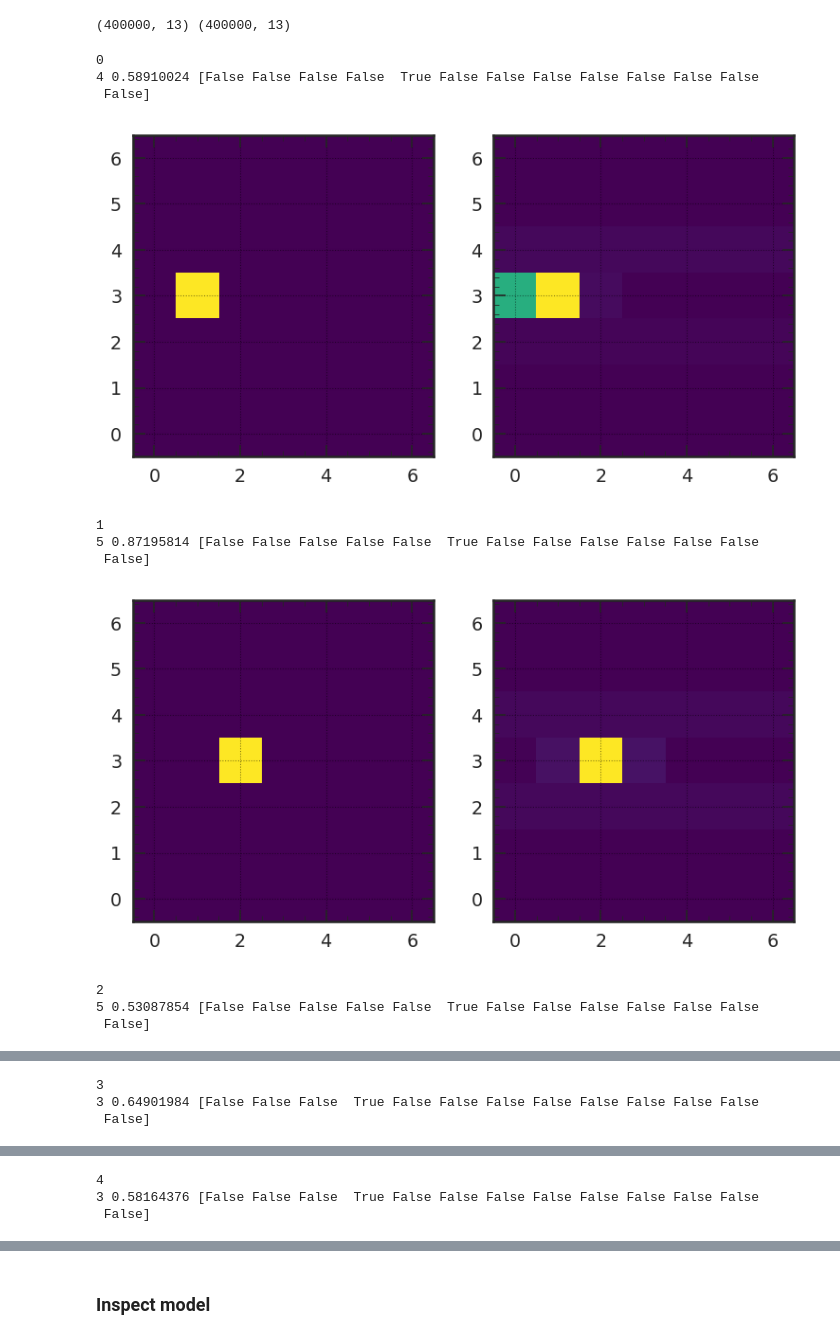
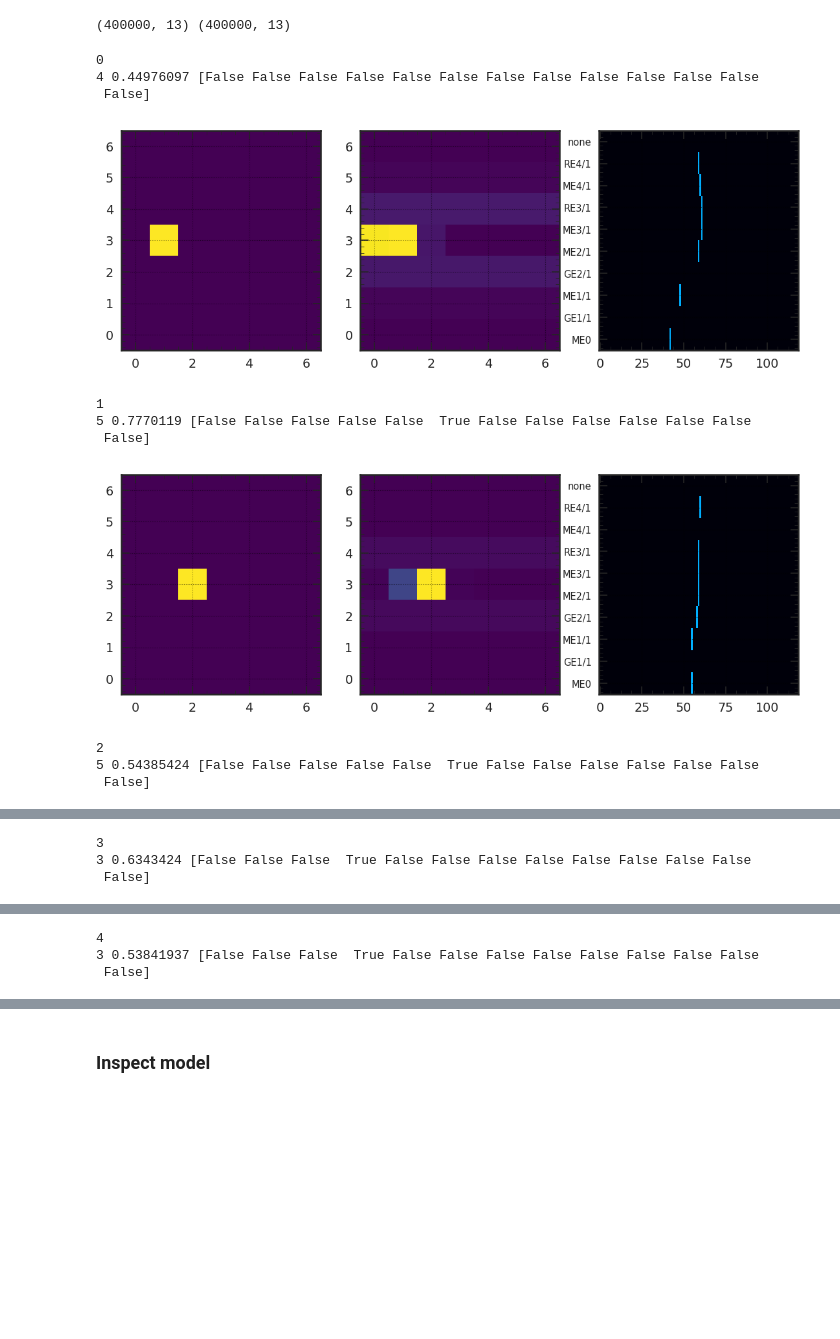
Before and after one commit to srosenzweig09/L1TMuonSimulationsMar2017, a Jupyter notebook: Analyzers/test9/cnn_training_model5.ipynb, the cells around one changed output, grey strips where cells are left out. Drawn from its saved outputs; the diff is of its cells as text; code cells hidden in the pictures; blank space fills up the shorter version.

Commit message:
Update test9 [32]
Update cnn_training_model5.ipynb

```diff
--- a/Analyzers/test9/cnn_training_model5.ipynb
+++ b/Analyzers/test9/cnn_training_model5.ipynb
@@ -872,7 +910,7 @@ ax.plot(history.history['val_loss'])
 ax.set_title('model loss')
 ax.set_xlabel('epoch')
 ax.set_ylabel('loss')
-ax.set_ylim(0,1.2)
+ax.set_ylim(0,2)
 ax.legend(['train', 'validation'], loc='upper left')
 plt.show()
 
@@ -908,35 +946,40 @@ print(y_test.shape, y_test_pred.shape)
 # %%
 def convert_y_to_img(y):
   img = np.zeros((num_par_rows, num_par_cols), dtype=np.float32)
   img[0, :] = y[0]
   img[1, :] = y[1]
   img[2, :] = y[2]
   img[3, :] = y[[3, 4, 5, 6, 7, 8, 9]]
   img[4, :] = y[10]
   img[5, :] = y[11]
   img[6, :] = y[12]
   return img
 
 for ievt in range(10):
   print(ievt)
   print(y_test_pred[ievt].argmax(), y_test_pred[ievt].max(), y_test_pred[ievt] > 0.5)
-  fig, axs = plt.subplots(1, 2, figsize=(6,3))
+  fig, axs = plt.subplots(1, 3, figsize=(9,3))
   ax = axs[0]
   img = convert_y_to_img(y_test[ievt])
   ax.imshow(img, origin='lower', interpolation='none', aspect='auto')
   ax = axs[1]
   img = convert_y_to_img(y_test_pred[ievt])
   ax.imshow(img, origin='lower', interpolation='none', aspect='auto')
+  ax = axs[2]
+  ax.imshow(x_test[ievt][..., 0], origin='lower', interpolation='none', aspect='auto',
+            cmap=blue_hot, vmin=0, vmax=1.6)
+  ax.set_yticks(range(len(zone_row_labels[zone])))
+  ax.set_yticklabels(zone_row_labels[zone], fontsize=7)
   plt.show()
 # %% [output]
 0
-4 0.58910024 [False False False False  True False False False False False False False
+4 0.44976097 [False False False False False False False False False False False False
  False]
-[figure, old version]
+[figure, new version]
 1
-5 0.87195814 [False False False False False  True False False False False False False
+5 0.7770119 [False False False False False  True False False False False False False
  False]
-[figure, old version]
+[figure, new version]
 2
-5 0.53087854 [False False False False False  True False False False False False False
+5 0.54385424 [False False False False False  True False False False False False False
  False]
@@ -944,3 +987,3 @@ for ievt in range(10):
 3
-3 0.64901984 [False False False  True False False False False False False False False
+3 0.6343424 [False False False  True False False False False False False False False
  False]
@@ -948,3 +991,3 @@ for ievt in range(10):
 4
-3 0.58164376 [False False False  True False False False False False False False False
+3 0.53841937 [False False False  True False False False False False False False False
  False]
```
Also changed, not shown: parts of 35 cells of this notebook.
